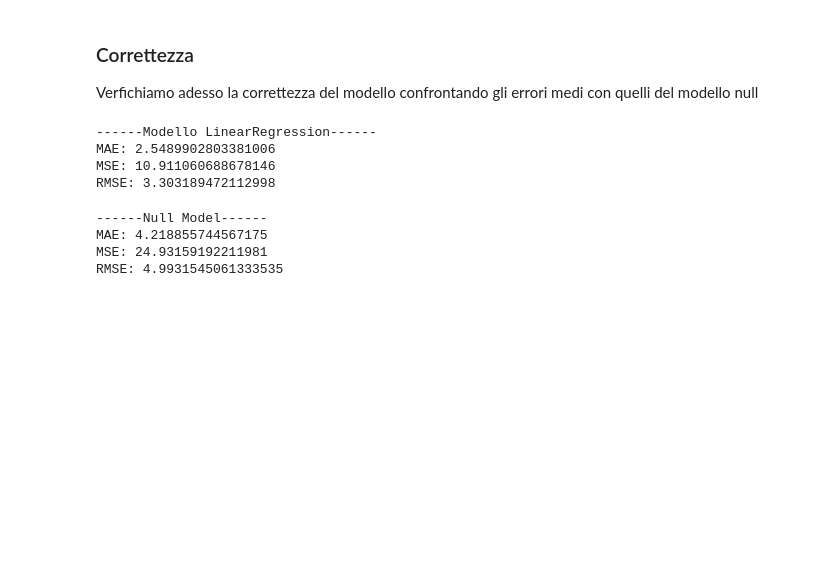
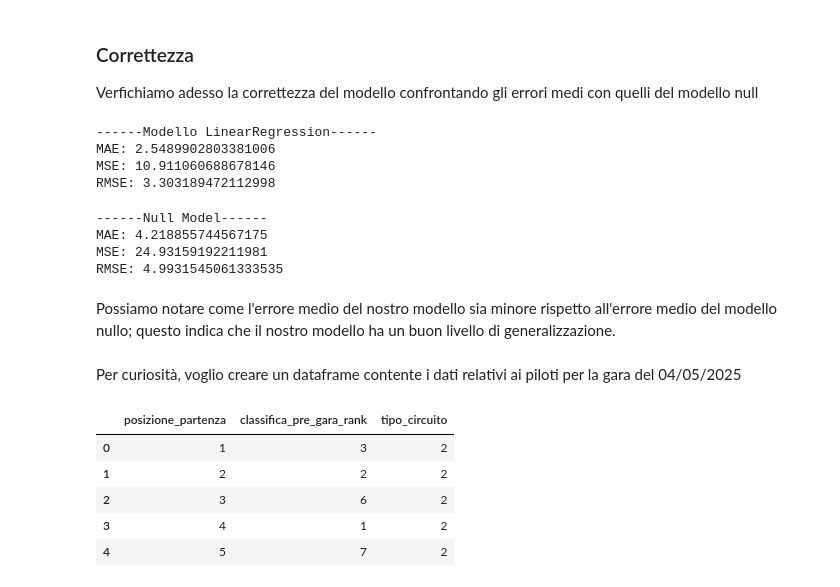
Before and after one commit to Agovvvvv/Formula-1-analysis, a Jupyter notebook: progetto.ipynb, the cells around one changed output. Drawn from its saved outputs; the diff is of its cells as text; code cells hidden in the pictures; blank space fills up the shorter version.

```diff
--- a/progetto.ipynb
+++ b/progetto.ipynb
@@ -560,3 +577,18 @@ print("RMSE:",metrics.root_mean_squared_error(null_model_y,y_valid))
 MAE: 4.218855744567175
 MSE: 24.93159192211981
 RMSE: 4.9931545061333535
+# %% [markdown]
+Possiamo notare come l'errore medio del nostro modello sia minore rispetto all'errore medio del modello nullo; questo indica che il nostro modello ha un buon livello di generalizzazione.
+# %% [markdown]
+Per curiosità, voglio creare un dataframe contente i dati relativi ai piloti per la gara del 04/05/2025
+# %%
+ultima_gara = pd.read_csv("f1db-csv/gara04-05-25.csv")
+
+ultima_gara.head()
+# %% [output]
+|  | posizione_partenza | classifica_pre_gara_rank | tipo_circuito |
+| 0 | 1 | 3 | 2 |
+| 1 | 2 | 2 | 2 |
+| 2 | 3 | 6 | 2 |
+| 3 | 4 | 1 | 2 |
+| 4 | 5 | 7 | 2 |
```
Also changed, not shown: parts of 6 cells of this notebook, 1 other file.
